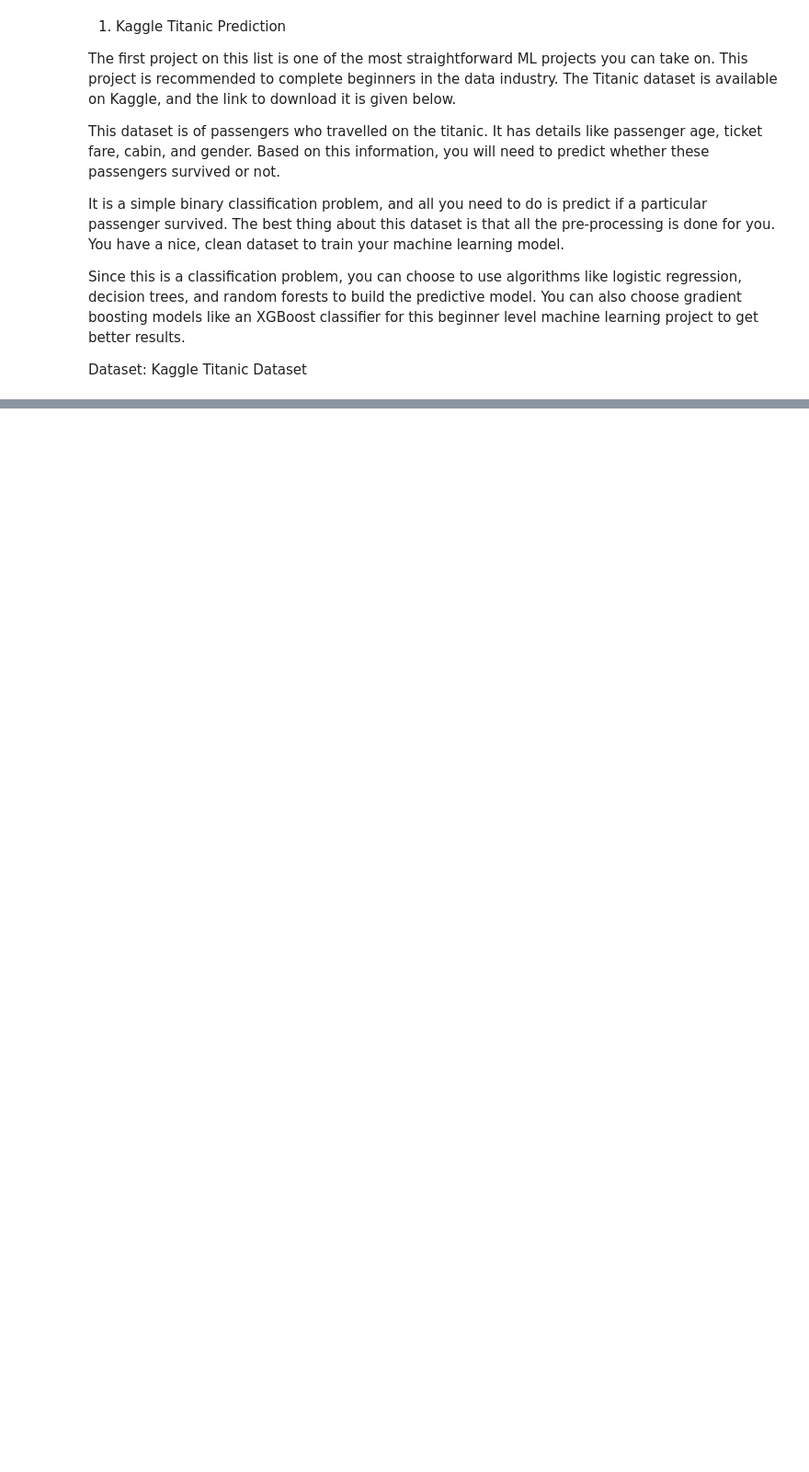
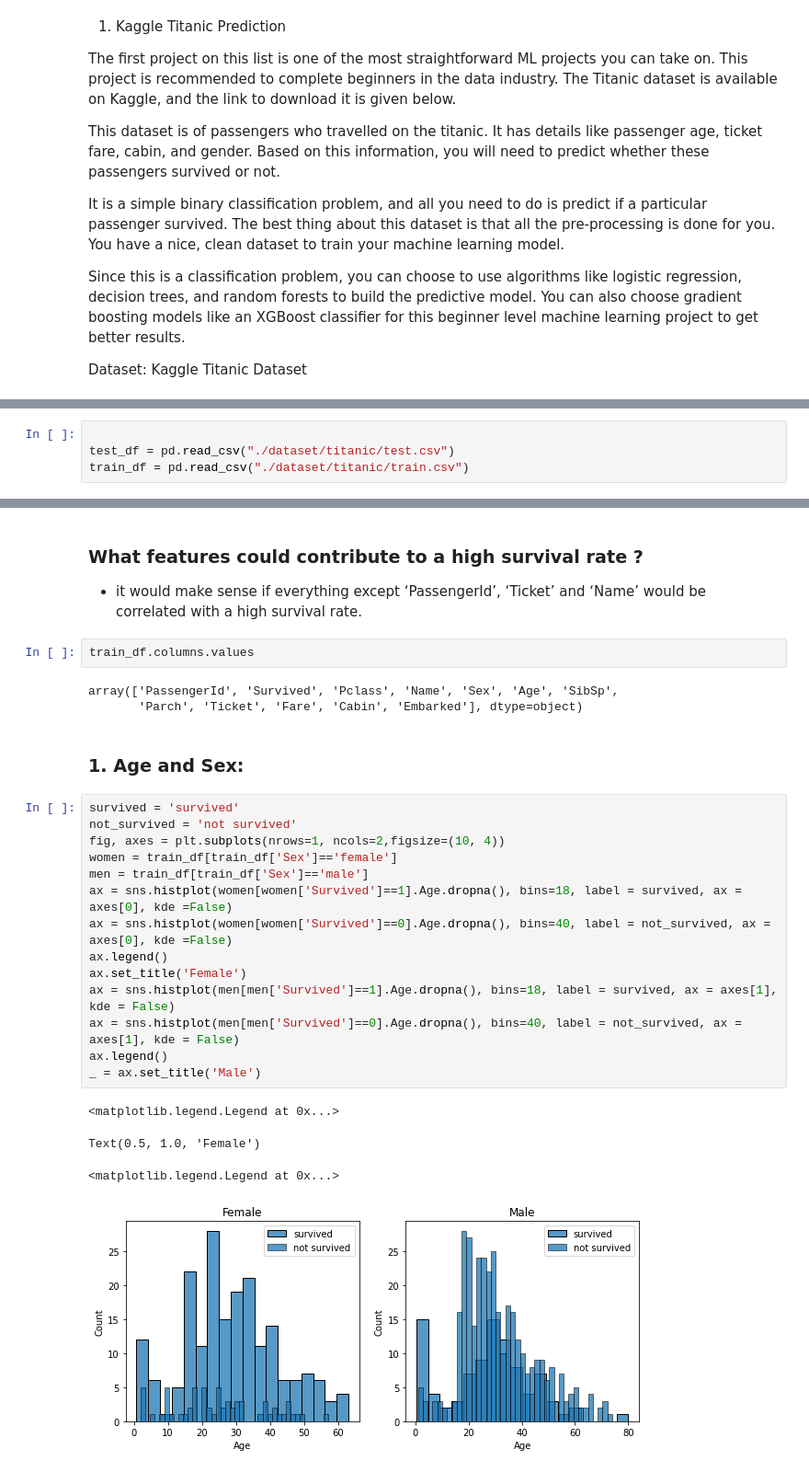
Before and after one commit to pappubhaskarus/Machine-Learning-Projects, a Jupyter notebook: Beginners/1. Kaggle Titanic Prediction.ipynb, the cells around one changed output, grey strips where cells are left out. Shown at 92% size. Saved outputs shown, nothing was run; the diff lists cells and outputs as text; blank space fills up the shorter version.

```diff
--- a/Beginners/1. Kaggle Titanic Prediction.ipynb
+++ b/Beginners/1. Kaggle Titanic Prediction.ipynb
@@ -28,0 +63,4 @@ import numpy as np
+# %%
+
+test_df = pd.read_csv("./dataset/titanic/test.csv")
+train_df = pd.read_csv("./dataset/titanic/train.csv")
@@ -28,0 +158,29 @@ import numpy as np
+# %% [markdown]
+### What features could contribute to a high survival rate ?
+* it would make sense if everything except ‘PassengerId’, ‘Ticket’ and ‘Name’ would be correlated with a high survival rate.
+# %%
+train_df.columns.values
+# %% [output]
+array(['PassengerId', 'Survived', 'Pclass', 'Name', 'Sex', 'Age', 'SibSp',
+       'Parch', 'Ticket', 'Fare', 'Cabin', 'Embarked'], dtype=object)
+# %% [markdown]
+### 1. Age and Sex:
+# %%
+survived = 'survived'
+not_survived = 'not survived'
+fig, axes = plt.subplots(nrows=1, ncols=2,figsize=(10, 4))
+women = train_df[train_df['Sex']=='female']
+men = train_df[train_df['Sex']=='male']
+ax = sns.histplot(women[women['Survived']==1].Age.dropna(), bins=18, label = survived, ax = axes[0], kde =False)
+ax = sns.histplot(women[women['Survived']==0].Age.dropna(), bins=40, label = not_survived, ax = axes[0], kde =False)
+ax.legend()
+ax.set_title('Female')
+ax = sns.histplot(men[men['Survived']==1].Age.dropna(), bins=18, label = survived, ax = axes[1], kde = False)
+ax = sns.histplot(men[men['Survived']==0].Age.dropna(), bins=40, label = not_survived, ax = axes[1], kde = False)
+ax.legend()
+_ = ax.set_title('Male')
+# %% [output]
+<matplotlib.legend.Legend at 0x...>
+Text(0.5, 1.0, 'Female')
+<matplotlib.legend.Legend at 0x...>
+[figure, added]
```
Also changed, not shown: parts of 103 cells of this notebook, 2 other files.
